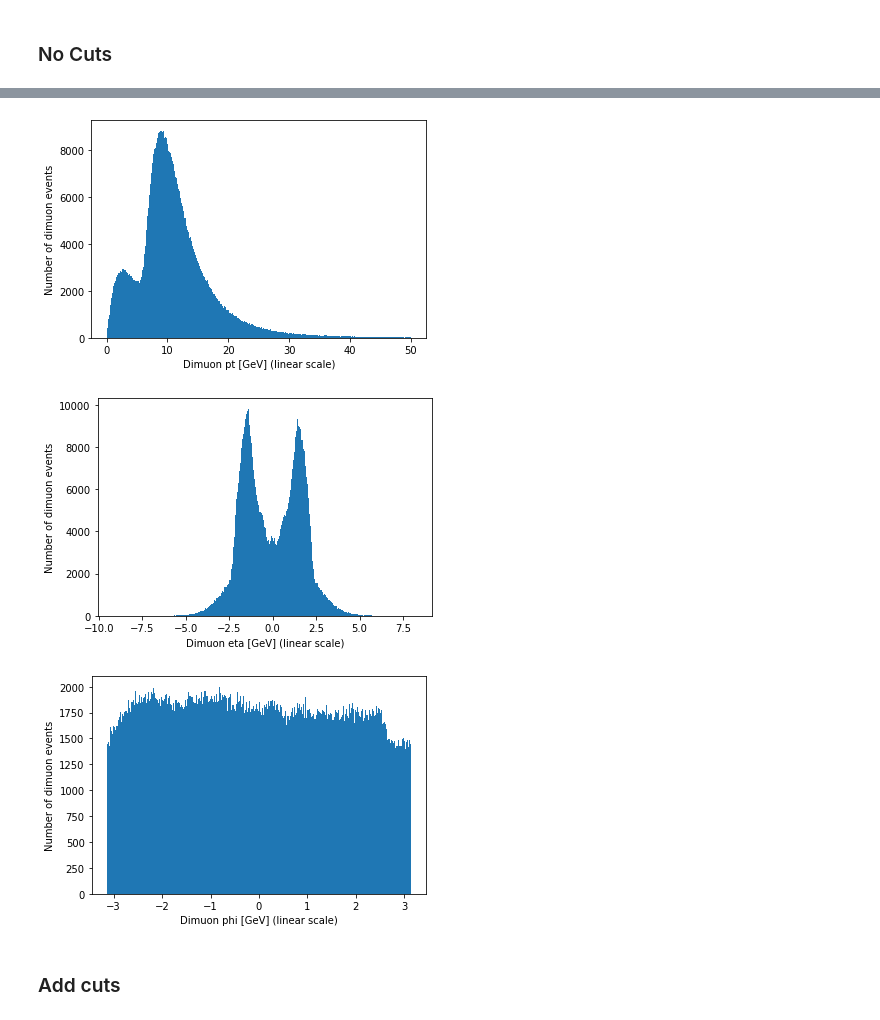
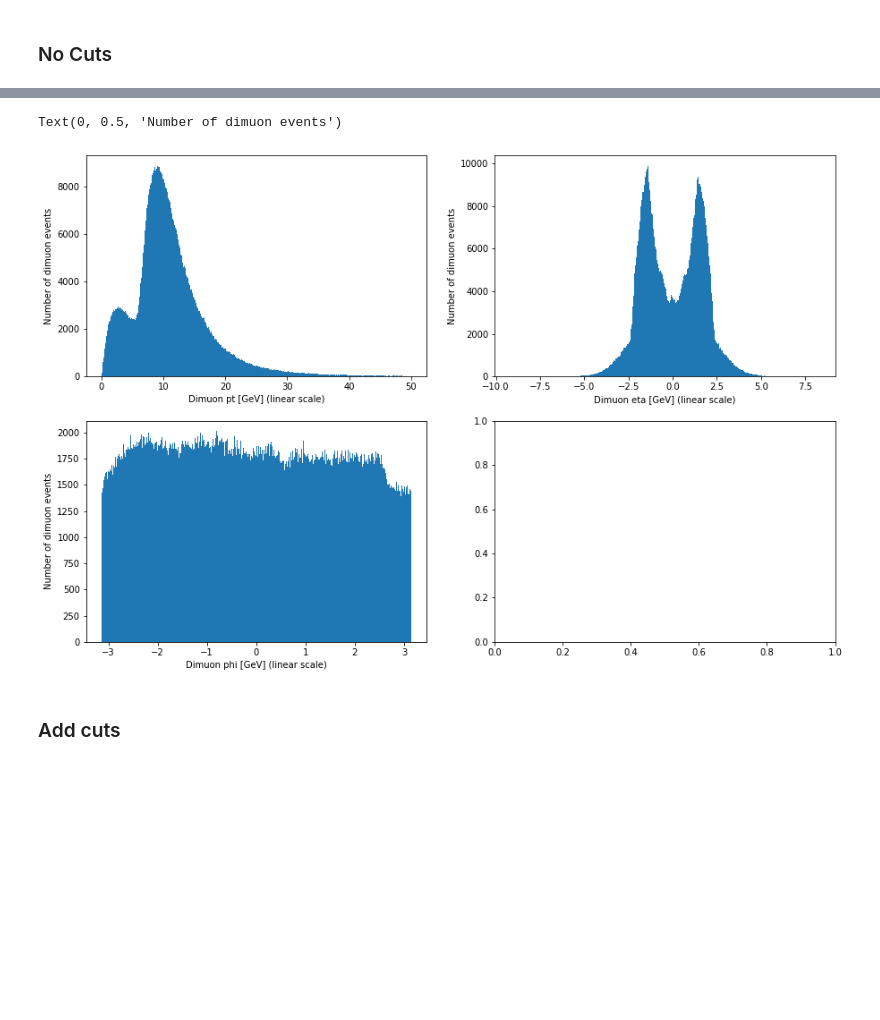
Before and after one commit to blianggilman/Dimuon-Resonances-Prompt-Analysis, a Jupyter notebook: makeMassPlots.ipynb, the cells around one changed output, grey strips where cells are left out. Drawn from its saved outputs; the diff is of its cells as text; code cells hidden in the pictures; blank space fills up the shorter version.

```diff
--- a/makeMassPlots.ipynb
+++ b/makeMassPlots.ipynb
@@ -337,28 +333,26 @@ plt.show()
 # %%
 #Dimuon - No cuts
-plt.hist(parentp.pt, bins=500, range=(0,50))
-plt.xlabel('Dimuon pt [GeV] (linear scale)')
-plt.ylabel('Number of dimuon events')
+fig, axes = plt.subplots(nrows=2, ncols=2, figsize=(15, 10))
+
+axes[0,0].hist(parentp.pt, bins=500, range=(0,50))
+axes[0,0].set_xlabel('Dimuon pt [GeV] (linear scale)')
+axes[0,0].set_ylabel('Number of dimuon events')
 # plt.axvline(x = 3, linestyle = '--', color = 'r', label = 'Cut at %f' %3)
-plt.show()
 
-plt.hist(parentp.eta, bins=500)
-plt.xlabel('Dimuon eta [GeV] (linear scale)')
-plt.ylabel('Number of dimuon events')
+axes[0,1].hist(parentp.eta, bins=500)
+axes[0,1].set_xlabel('Dimuon eta [GeV] (linear scale)')
+axes[0,1].set_ylabel('Number of dimuon events')
 # plt.axvline(x = 2.4, linestyle = '--', color = 'r', label = 'Cut at %f' %2.4)
 # plt.axvline(x = -2.4, linestyle = '--', color = 'r', label = 'Cut at %f' %-2.4)
-plt.show()
 
-plt.hist(parentp.phi, bins=500)
-plt.xlabel('Dimuon phi [GeV] (linear scale)')
-plt.ylabel('Number of dimuon events')
+axes[1,0].hist(parentp.phi, bins=500)
+axes[1,0].set_xlabel('Dimuon phi [GeV] (linear scale)')
+axes[1,0].set_ylabel('Number of dimuon events')
 # plt.axvline(x = 0.15, linestyle = '--', color = 'r', label = 'Cut at %f' %0.15)
 # plt.axvline(x = -0.15, linestyle = '--', color = 'r', label = 'Cut at %f' %-0.15)
-plt.show()
 # %% [output]
+Text(0, 0.5, 'Number of dimuon events')
-[figure, old version]
+[figure, new version]
-[figure, removed]
-[figure, removed]
 # %% [markdown]
 ### Add cuts
 # %%
```
Also changed, not shown: parts of 11 cells of this notebook.
